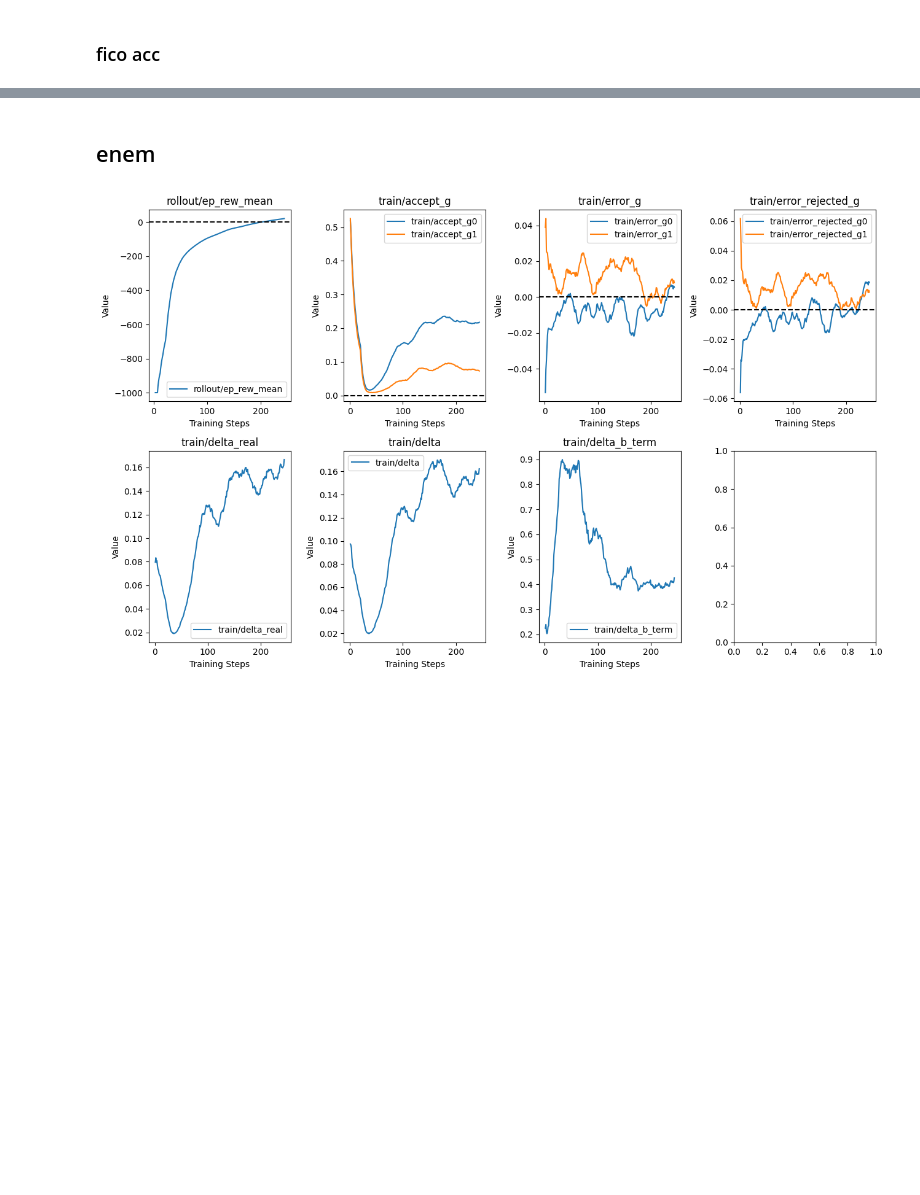
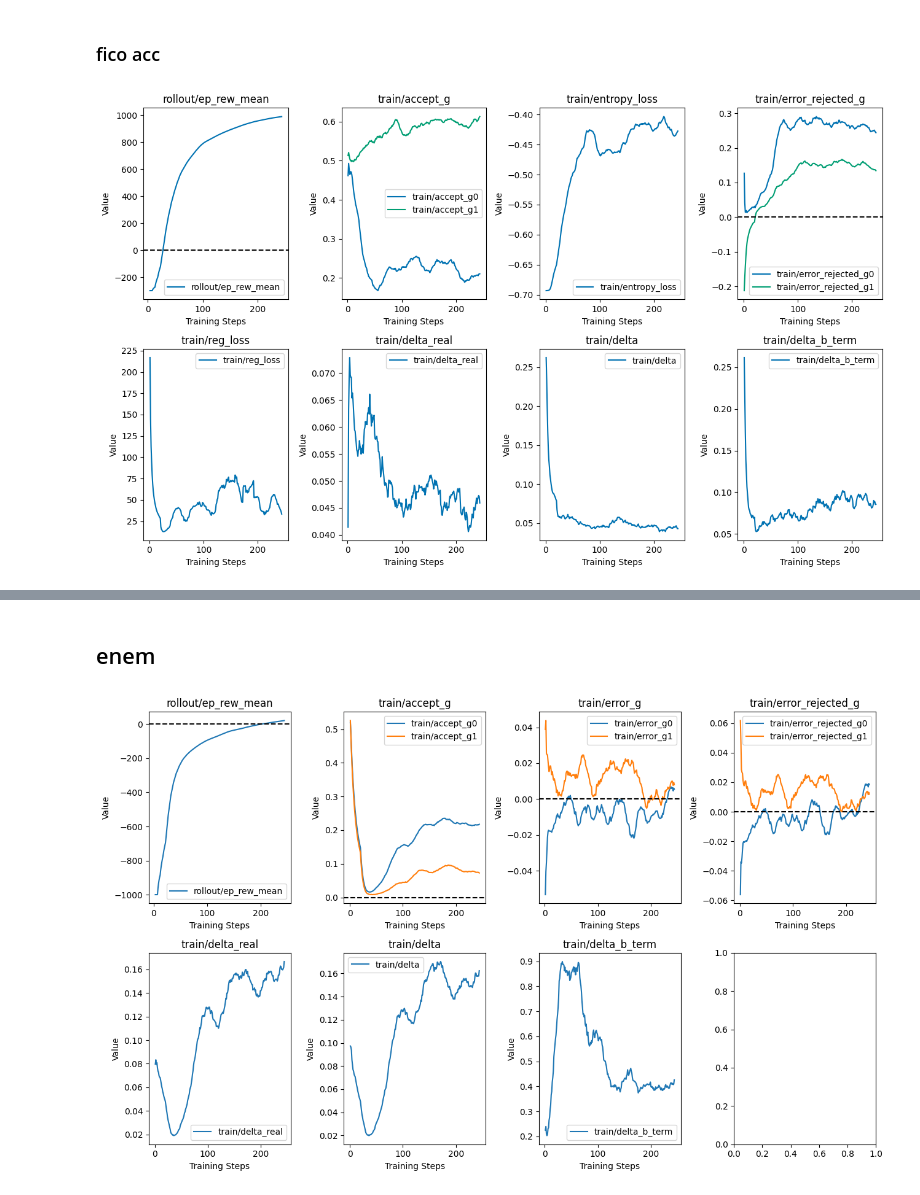
Before and after one commit to hiaac-finance/sellf, a Jupyter notebook: lending_experiment/plots.ipynb, the cells around one changed output, grey strips where cells are left out. Cells and saved outputs as stored; diff of their text form; code cells hidden in the pictures; blank space fills up the shorter version.

```diff
--- a/lending_experiment/plots.ipynb
+++ b/lending_experiment/plots.ipynb
@@ -221,5 +213,9 @@ plt.savefig("fico_tpr_results.pdf", dpi = 300)
 # %% [markdown]
 ### fico acc
+# %%
+plot_sellf_terms("fico", "sellf_acc")
+# %% [output]
+[figure, added]
 # %%
 methods = [
     "ppo_acc",
```
Also changed, not shown: parts of 12 cells of this notebook, 4 other files.
